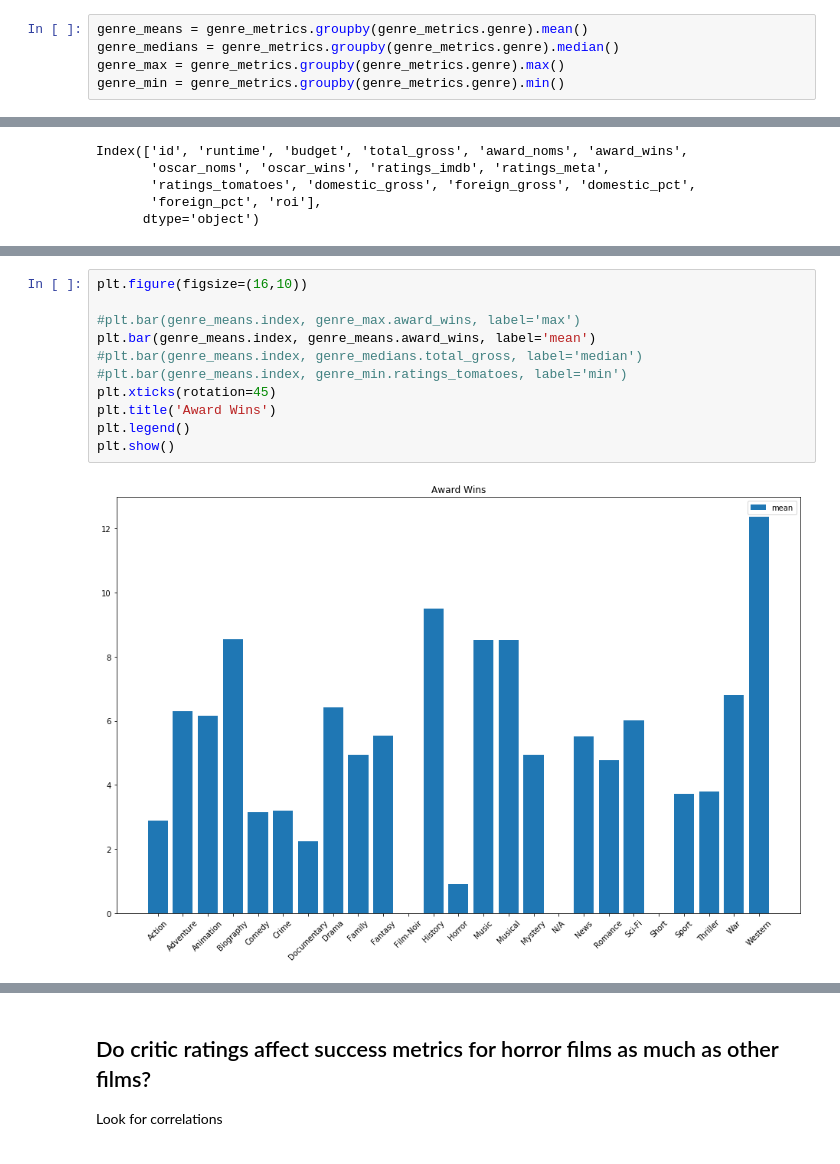
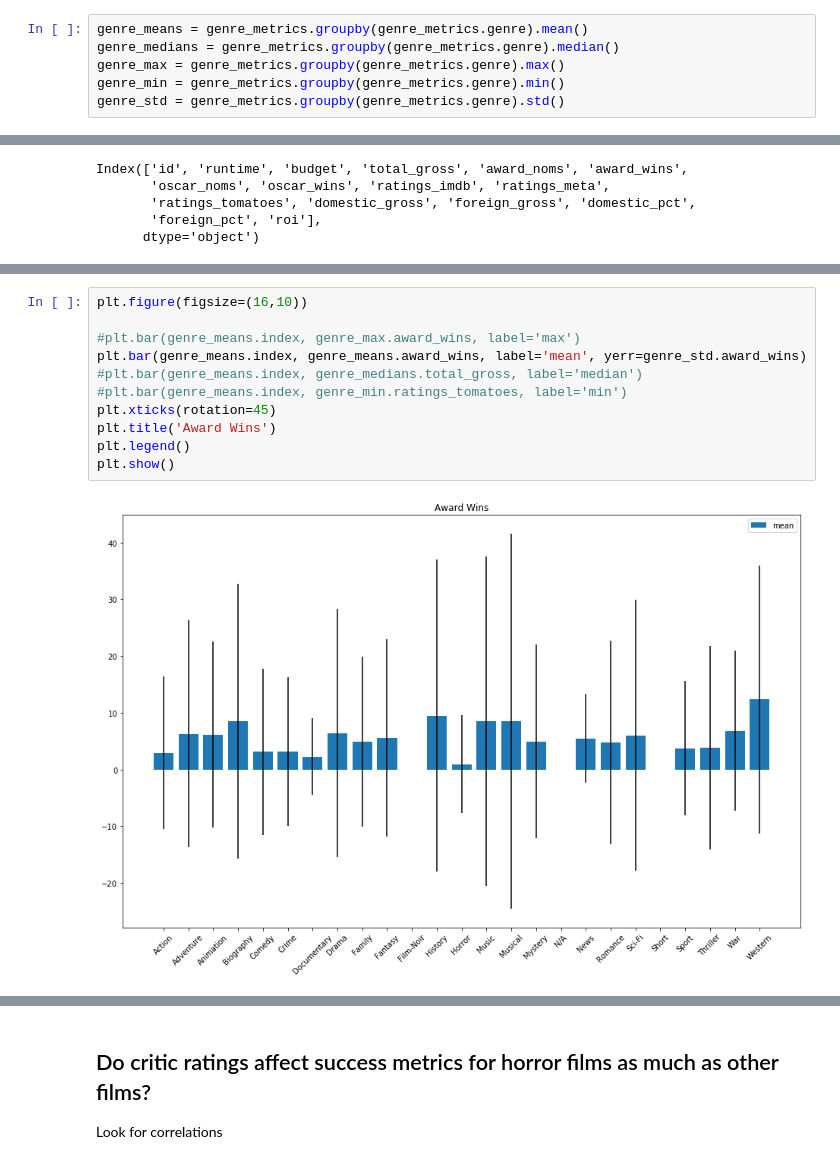
Before and after one commit to billwarker/feature-film-analysis, a Jupyter notebook: notebooks/1.1-genre-analysis.ipynb, the cells around one changed output, grey strips where cells are left out. Cells and saved outputs as stored; diff of their text form.

```diff
--- a/notebooks/1.1-genre-analysis.ipynb
+++ b/notebooks/1.1-genre-analysis.ipynb
@@ -138,6 +159,7 @@ genre_means = genre_metrics.groupby(genre_metrics.genre).mean()
 genre_medians = genre_metrics.groupby(genre_metrics.genre).median()
 genre_max = genre_metrics.groupby(genre_metrics.genre).max()
 genre_min = genre_metrics.groupby(genre_metrics.genre).min()
+genre_std = genre_metrics.groupby(genre_metrics.genre).std()
 # %%
 genre_means.columns
 # %% [output]
@@ -224,13 +266,13 @@ plt.show()
 # %%
 plt.figure(figsize=(16,10))
 
 #plt.bar(genre_means.index, genre_max.award_wins, label='max')
-plt.bar(genre_means.index, genre_means.award_wins, label='mean')
+plt.bar(genre_means.index, genre_means.award_wins, label='mean', yerr=genre_std.award_wins)
 #plt.bar(genre_means.index, genre_medians.total_gross, label='median')
 #plt.bar(genre_means.index, genre_min.ratings_tomatoes, label='min')
 plt.xticks(rotation=45)
 plt.title('Award Wins')
 plt.legend()
 plt.show()
 # %% [output]
-[figure, old version]
+[figure, new version]
```
Also changed, not shown: parts of 13 cells of this notebook, 11 other files.
